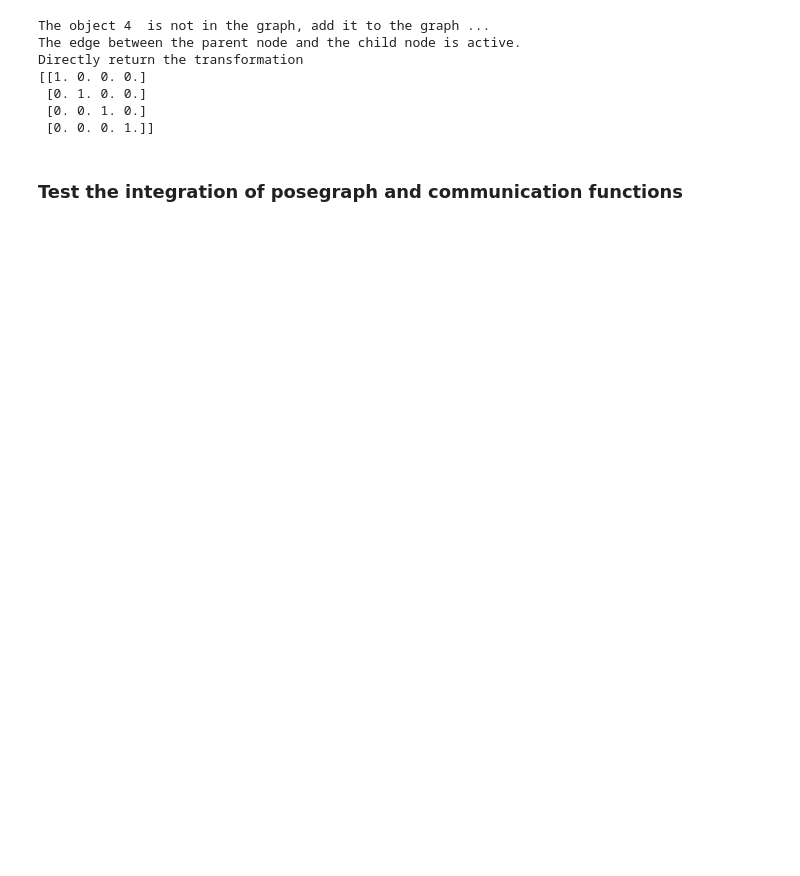
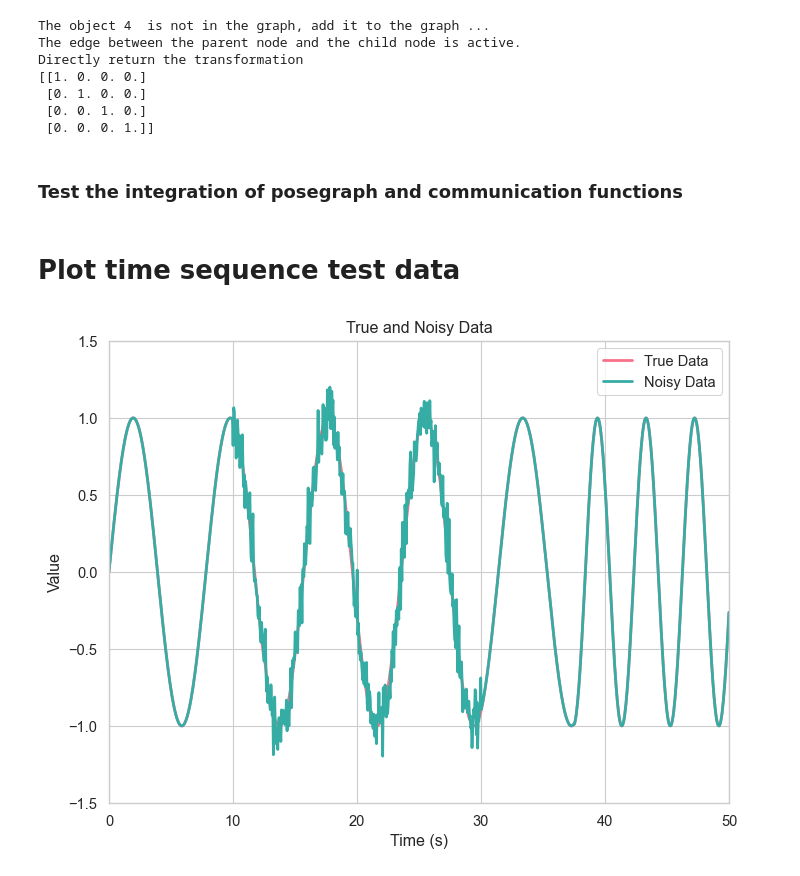
Before and after one commit to jmz3/PoseHub, a Jupyter notebook: src/test_script.ipynb, the cells around one changed output. Cells and saved outputs as stored; diff of their text form; code cells hidden in the pictures; blank space fills up the shorter version.

Commit message:
visualization

```diff
--- a/src/test_script.ipynb
+++ b/src/test_script.ipynb
@@ -306,3 +349,64 @@ try:
 except KeyboardInterrupt:
     posehub_main.terminate_ZMQManager(zmq_manager_1, sub_thread_1, pub_thread_1)
     # terminate_ZMQManager(zmq_manager_2, sub_thread_2, pub_thread_2)
+# %% [markdown]
+# Plot time sequence test data
+# %%
+import numpy as np
+import seaborn as sns
+import matplotlib.pyplot as plt
+
+# Generate some example data (replace this with your data)
+time = np.linspace(0, 50, 1000)  # Time from 0s to 50s
+
+# Create a function to generate a sine wave within a specified time range
+def generate_sine_wave(start_time, end_time, num_points):
+    time_range = np.linspace(start_time, end_time, num_points)
+    return np.sin(time_range)
+
+# Define the time period where you want to add noise (e.g., from 10s to 30s)
+noise_start_time = 10
+noise_end_time = 30
+
+# Generate the true data
+true_data = np.concatenate(
+    [generate_sine_wave(0, noise_start_time, 250),
+     generate_sine_wave(noise_start_time, noise_end_time, 500),
+     generate_sine_wave(noise_end_time, 50, 250)]
+)
+
+# Add Gaussian noise with mean 0 and standard deviation 0.1 to the specified time period
+noise_amplitude = 0.1
+noise_indices = (time >= noise_start_time) & (time <= noise_end_time)
+data = true_data.copy()
+data[noise_indices] += np.random.normal(0, noise_amplitude, np.sum(noise_indices))
+
+# Create a Seaborn style and set context for a publication-quality plot
+sns.set_style("whitegrid")
+sns.set_context("paper", font_scale=1.2)
+
+# Create the plot
+plt.figure(figsize=(8, 6))
+
+# Define a Seaborn color palette with distinct colors
+colors = sns.color_palette("husl", 2)
+
+# Plot the true data
+sns.lineplot(x=time, y=true_data, label="True Data", linewidth=2, color=colors[0])
+
+# Plot the noisy data
+sns.lineplot(x=time, y=data, label="Noisy Data", linewidth=2, color=colors[1])
+
+# Customize the plot
+plt.xlim(0, 50)
+plt.ylim(-1.5, 1.5)
+plt.xlabel("Time (s)")
+plt.ylabel("Value")
+plt.title("True and Noisy Data")
+plt.legend(loc="upper right")
+
+# Save or display the plot
+plt.savefig("time_sequence_plot_with_true_and_noisy_data.png", dpi=300)
+plt.show()
+# %% [output]
+[figure, added]
```
Also changed, not shown: parts of 3 cells of this notebook, 7 other files.
